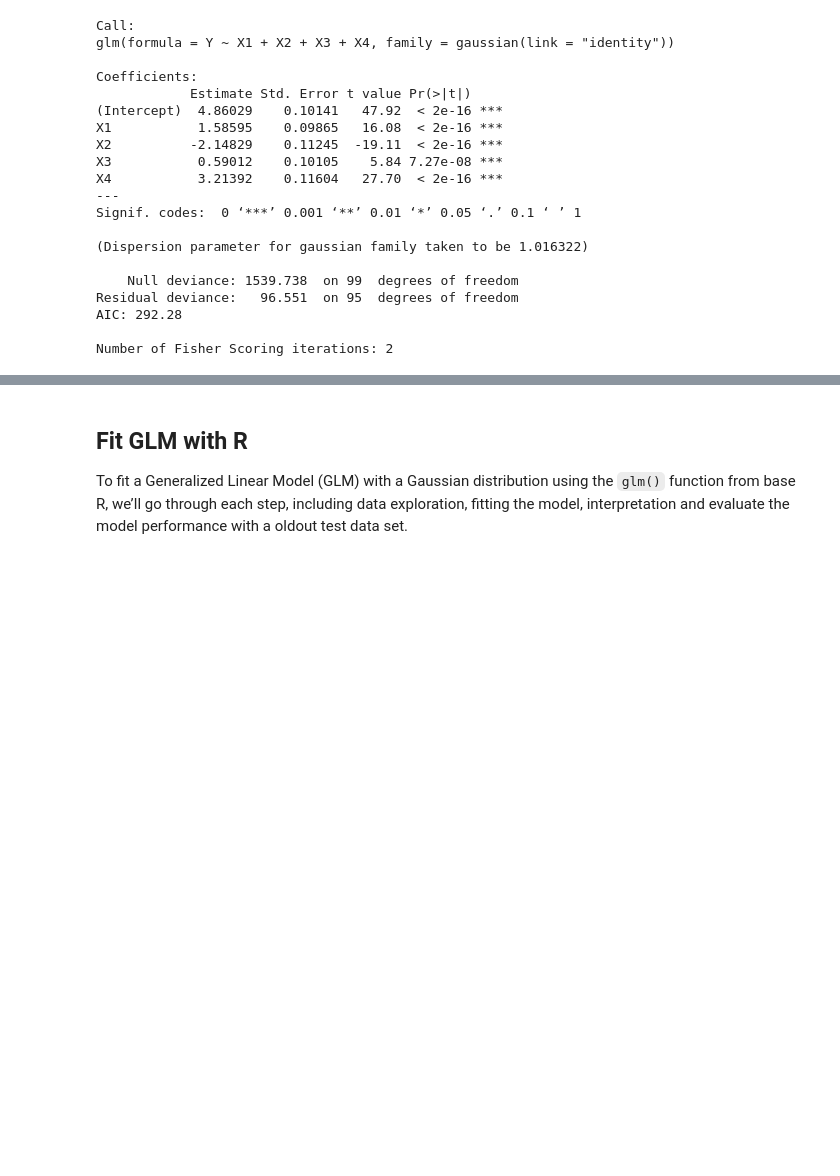
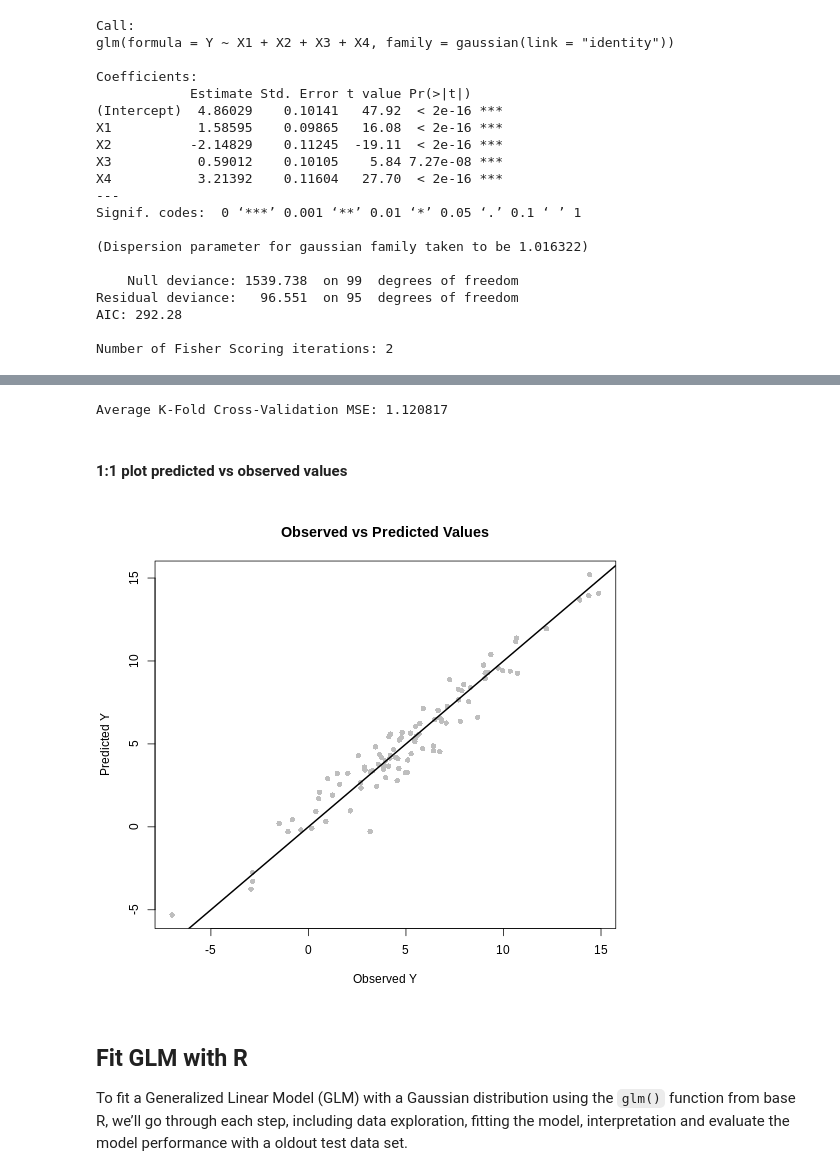
Before and after one commit to zia207/r-colab, a Jupyter notebook: NoteBook/Advance_Regression/02-01-02-glm-regression-r.ipynb, the cells around one changed output, grey strips where cells are left out. Drawn from its saved outputs; the diff is of its cells as text; code cells hidden in the pictures; blank space fills up the shorter version.

```diff
--- a/NoteBook/Advance_Regression/02-01-02-glm-regression-r.ipynb
+++ b/NoteBook/Advance_Regression/02-01-02-glm-regression-r.ipynb
@@ -304,3 +423,53 @@ Number of Fisher Scoring iterations: 2
+# %%
+%%R
+# K-Fold Cross-Validation
+
+k <- 10  # Number of folds
+folds <- cut(seq(1, n), breaks = k, labels = FALSE)
+cv_mse <- numeric(k)  # Store MSE for each fold
+
+for (i in 1:k) {
+  # Split data into training and validation sets
+  test_indices <- which(folds == i, arr.ind = TRUE)
+  train_indices <- setdiff(1:n, test_indices)
+
+  # Training set
+  X_train <- X[train_indices, ]
+  Y_train <- Y[train_indices]
+
+  # Testing set
+  X_test <- X[test_indices, ]
+  Y_test <- Y[test_indices]
+
+  # Fit the model on training data
+  XtX_train <- t(X_train) %*% X_train
+  XtX_inv_train <- solve(XtX_train)
+  XtY_train <- t(X_train) %*% Y_train
+  beta_hat_train <- XtX_inv_train %*% XtY_train
+
+  # Predict on test set
+  Y_pred <- X_test %*% beta_hat_train
+
+  # Calculate MSE for this fold
+  cv_mse[i] <- mean((Y_test - Y_pred)^2)
+}
+
+# Average MSE across folds
+average_cv_mse <- mean(cv_mse)
+cat("Average K-Fold Cross-Validation MSE:", average_cv_mse, "\n")
+# %% [output]
+Average K-Fold Cross-Validation MSE: 1.120817
+# %% [markdown]
+#### 1:1 plot predicted vs observed values
+# %%
+%%R -h 500 -w 550 -u px
+# Plot Observed vs Predicted Values
+plot(Y, Y_hat, main = "Observed vs Predicted Values",
+     xlab = "Observed Y",
+     ylab = "Predicted Y", pch = 16, col = "grey")
+abline(0, 1, col = "black", lwd = 2)  # Add a 1:1 line for reference
+# %% [output]
+[figure, added]
 # %% [markdown]
 ## Fit GLM with R
 
```
Also changed, not shown: parts of 6 cells of this notebook.
